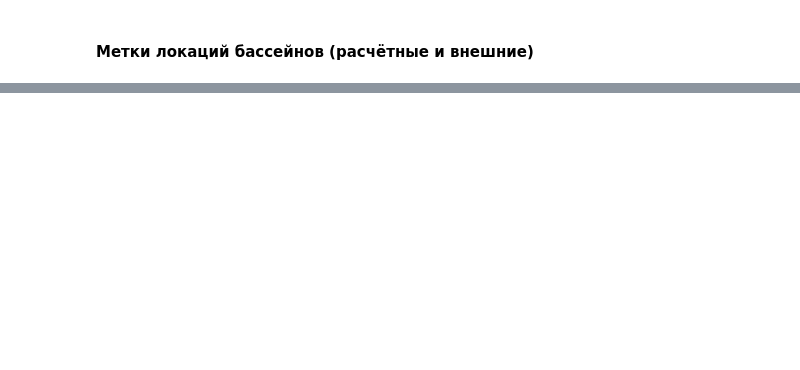
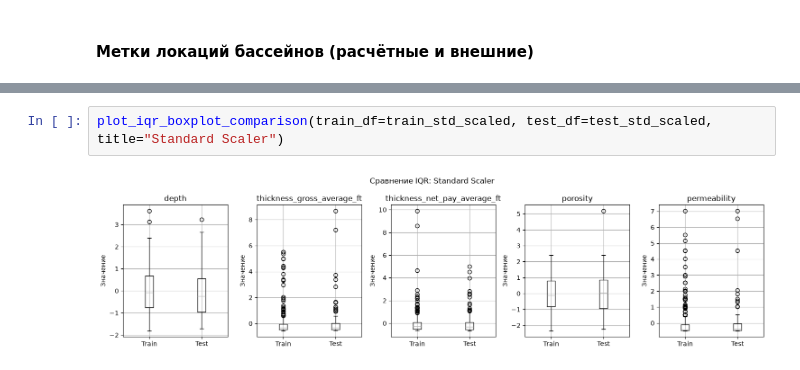
Before and after one commit to AlekseiAgarkov/classification-of-oil-and-gas, a Jupyter notebook: notebooks/feature_preprocessing.ipynb, the cells around one changed output, grey strips where cells are left out. Drawn from its saved outputs; the diff is of its cells as text; blank space fills up the shorter version.

```diff
--- a/notebooks/feature_preprocessing.ipynb
+++ b/notebooks/feature_preprocessing.ipynb
@@ -185,0 +355,4 @@ gdf_scaled[numeric_cols] = numeric_scaler.fit_transform(gdf_numeric[numeric_cols
+# %%
+plot_iqr_boxplot_comparison(train_df=train_std_scaled, test_df=test_std_scaled, title="Standard Scaler")
+# %% [output]
+[figure, added]
```
Also changed, not shown: parts of 69 cells of this notebook, 2 other files.
